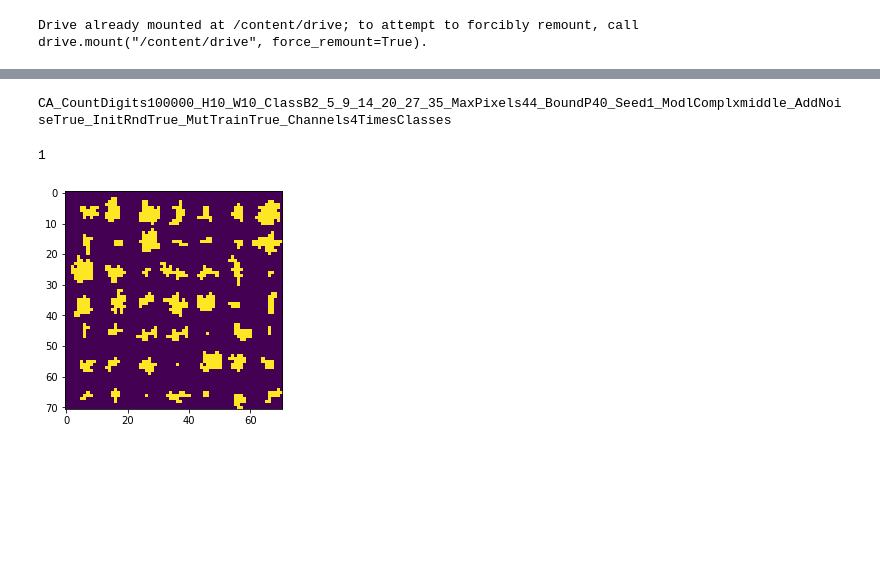
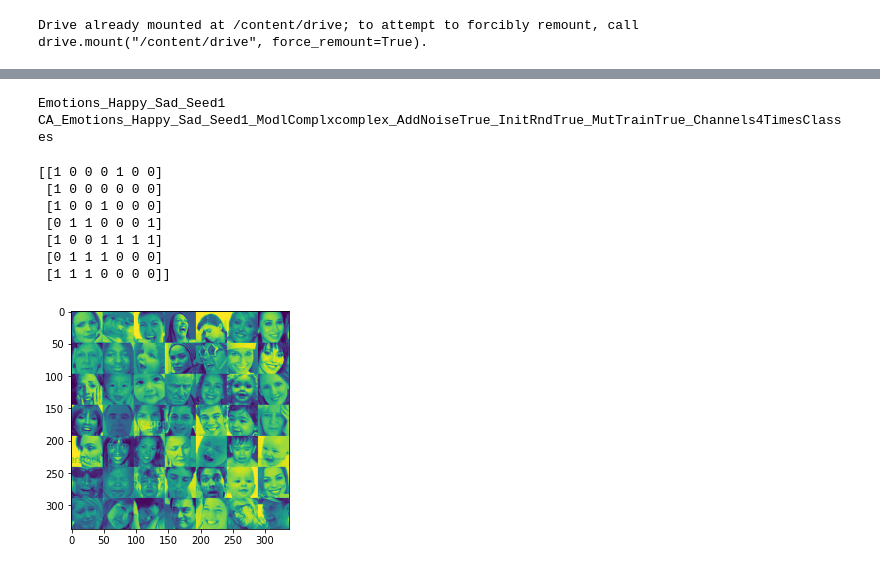
Before and after one commit to nunocalaim/CellularAutomata, a Jupyter notebook: NC_CA_Emotions.ipynb, the cells around one changed output, grey strips where cells are left out. Drawn from its saved outputs; the diff is of its cells as text; code cells hidden in the pictures; blank space fills up the shorter version.

Commit message:
Added emotion dataset notebooks

```diff
--- a/NC_CA_Emotions.ipynb
+++ b/NC_CA_Emotions.ipynb
@@ -74,3 +64,9 @@ SEED_DATASET = 1
+# %%
+# # Task and Dataset
+RebuildDatasetQ = True # if True we rebuild the dataset
+target_classes = ['Happy', 'Sad'] # ['Happy', 'Neutral', 'Sad', 'Fear', 'Angry', 'Surprise', 'Disgust']
+H, W = 48, 48
+SEED_DATASET = 1
 # %%
 if JustTestingCodeQ:
     TR_NO_ITERATIONS = 500 # number of iterations for the training loop
@@ -107,26 +103,26 @@ else:
 if LoadPreviousModelQ and not RunTrainingQ:
     i_step_verify = [i_step_load]
 
-cb_str = str(limits_classes).replace('[', '').replace(']', '').replace(', ', '_')
-ds_str = 'CountDigits{}_H{}_W{}_ClassB{}_MaxPixels{}_BoundP{}_Seed{}'.format(SIZE_DS, H, W, cb_str, MAXPIXELS, int(BOUNDARY_P*100), SEED_DATASET)
+tc_str = str(target_classes).replace('[', '').replace(']', '').replace(', ', '_').replace('\'', '')
+ds_str = 'Emotions_' + tc_str + '_Seed{}'.format(SEED_DATASET)
+print(ds_str)
 id_str = 'CA_{}_ModlComplx{}_AddNoise{}_InitRnd{}_MutTrain{}_Channels{}'.format(ds_str, model_complexity, AddNoiseQ, InitializeRandomQ, MutateTrainingQ, no_channels) # the prefix to all file names which will be use for saving and loading the model
 print(id_str)
 
-limits_c_p = [0] + limits_classes + [MAXPIXELS]
+NO_CLASSES = len(target_classes) # Number of classes that the CA must distinguish
+
 if NO_CLASSES == 2:
     color_lookup = tf.constant([
                         [255, 0, 0], #These are the colors for the different classes
                         [0, 255, 0],
-                        [0, 0, 0], # This is the default for digits.
-                        [255, 255, 255] # This is the background.
+                        [0, 0, 0], # This is for when no class is voted.
                         ])
 elif NO_CLASSES == 3:
     color_lookup = tf.constant([
                         [255, 0, 0], #These are the colors for the different classes
                         [0, 255, 0],
                         [0, 0, 255],
-                        [0, 0, 0], # This is the default for digits.
-                        [255, 255, 255] # This is the background.
+                        [0, 0, 0], # This is for when no class is voted.
                         ])
 elif NO_CLASSES == 5:
     color_lookup = tf.constant([
@@ -135,8 +131,7 @@ elif NO_CLASSES == 5:
                         [0, 0, 255],
                         [255, 255, 0],
                         [0, 255, 255],
-                        [0, 0, 0], # This is the default for digits.
-                        [255, 255, 255] # This is the background.
+                        [0, 0, 0], # This is for when no class is voted.
                         ])
 elif NO_CLASSES == 8:
     color_lookup = tf.constant([
@@ -148,8 +143,7 @@ elif NO_CLASSES == 8:
                         [0, 255, 255],
                         [255, 0, 255],
                         [170, 170, 170],
-                        [0, 0, 0], # This is the default for digits.
-                        [255, 255, 255] # This is the background.
+                        [0, 0, 0], # This is for when no class is voted.
                         ])
 
 if no_channels == 'SameClasses':
@@ -180,41 +174,48 @@ else:
 loss_log = np.zeros(TR_NO_ITERATIONS) # for plotting of loss function across time
 loss_log_classes = np.zeros((TR_NO_ITERATIONS, NO_CLASSES)) # for plotting of loss function across time
 # %% [output]
-CA_CountDigits100000_H10_W10_ClassB2_5_9_14_20_27_35_MaxPixels44_BoundP40_Seed1_ModlComplxmiddle_AddNoiseTrue_InitRndTrue_MutTrainTrue_Channels4TimesClasses
+Emotions_Happy_Sad_Seed1
+CA_Emotions_Happy_Sad_Seed1_ModlComplxcomplex_AddNoiseTrue_InitRndTrue_MutTrainTrue_Channels4TimesClasses
 # %%
 # Prepare the dataset
 BuildDS = False
 if RebuildDatasetQ:
     BuildDS = True
 else:
     try:
         res = np.load(folder + '/dataset/{}.npz'.format(ds_str))
         x_train, x_test, y_train, y_test = res['x_train'], res['x_test'], res['y_train'], res['y_test']
     except:
         BuildDS = True
 if BuildDS:
-    x_train, x_test, y_train, y_test = cpd.build_dataset(SIZE_DS, H, W, limits_classes, max_pixels=MAXPIXELS, boundary_p=BOUNDARY_P)
+
+    x_train, x_test, y_train, y_test = eds.build_dataset(folder, target_classes, H, W, SEED_DATASET, ds_str)
     np.savez(folder + '/dataset/{}.npz'.format(ds_str), x_train=x_train, x_test=x_test, y_train=y_train, y_test=y_test)
 
     cols=7
     rows=7
     fig, ax = plt.subplots()
     DISP = np.zeros((1, cols * W + 1))
+    RES = [[0 for i in range(cols)] for j in range(rows)]
     for i in range(rows):
         disp = np.zeros((H, 1))
         for j in range(cols):
-            disp = np.hstack((disp, x_train[np.random.randint(int(SIZE_DS/10)), :, :]))
+            image_idx = np.random.randint(x_train.shape[0])
+            disp = np.hstack((disp, x_train[image_idx, :, :]))
+            RES[i][j] = y_train[image_idx]
         DISP = np.vstack((DISP, disp))
     ax.imshow(DISP)
+    print(np.array(RES))
 
-    print(np.prod((np.sum(x_train, axis=(1, 2)) == y_train) * 1))
-
-y_train_pic = cpd.to_classes_dim_label(x_train, y_train, limits_classes)
-y_label_train = np.zeros(y_train.shape[0])
-for i in range(y_train.shape[0]):
-    y_label_train[i] = cpd.class_indice_f(y_train[i], limits_classes)
+y_train_hot = eds.to_classes_dim_label(x_train, y_train, NO_CLASSES)
 # %% [output]
-1
+[[1 0 0 0 1 0 0]
+ [1 0 0 0 0 0 0]
+ [1 0 0 1 0 0 0]
+ [0 1 1 0 0 0 1]
+ [1 0 0 1 1 1 1]
+ [0 1 1 1 0 0 0]
+ [1 1 1 0 0 0 0]]
-[figure, old version]
+[figure, new version]
 # %%
 if LoadPreviousModelQ:
```
Also changed, not shown: parts of 11 cells of this notebook.
